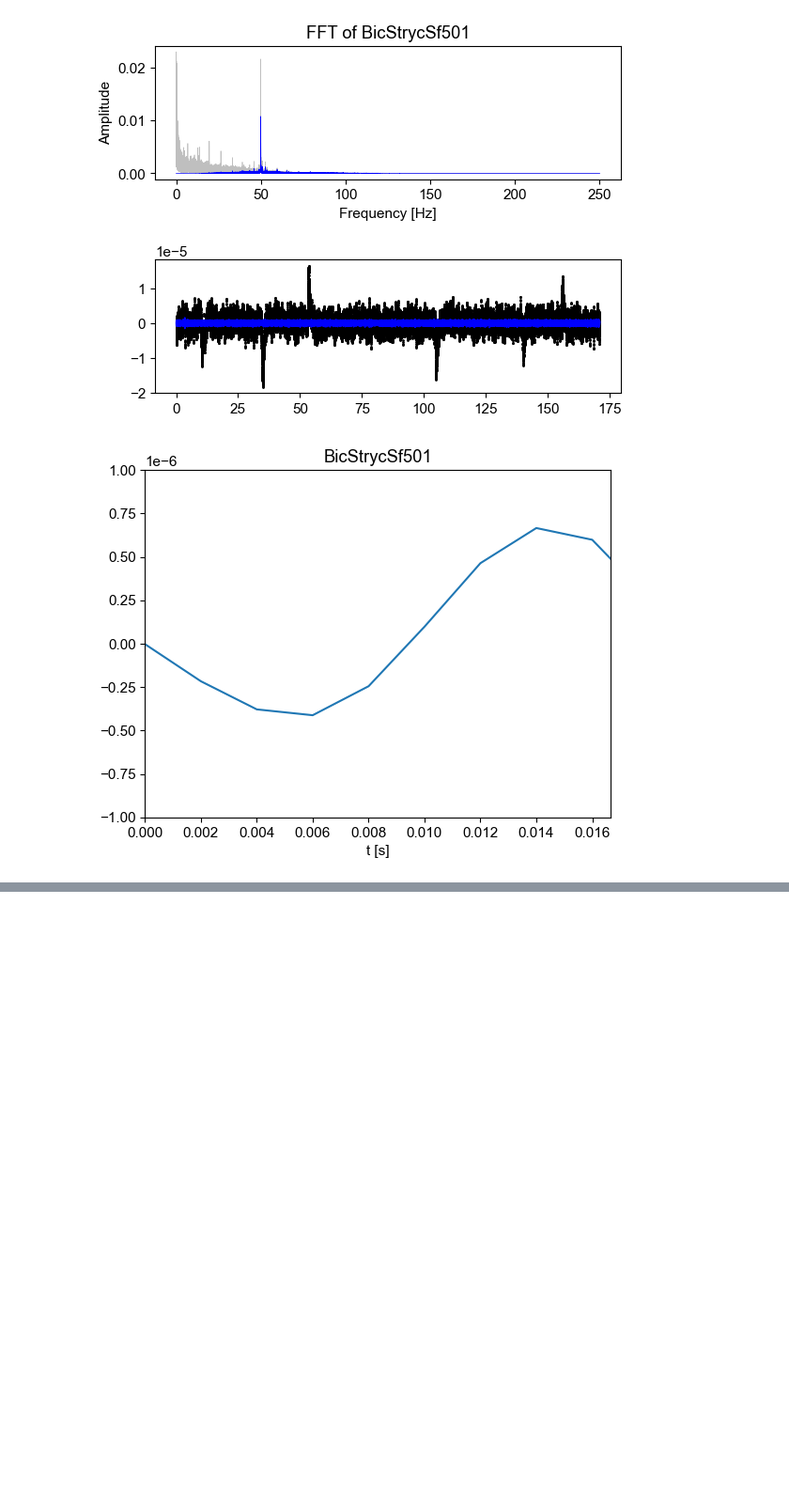
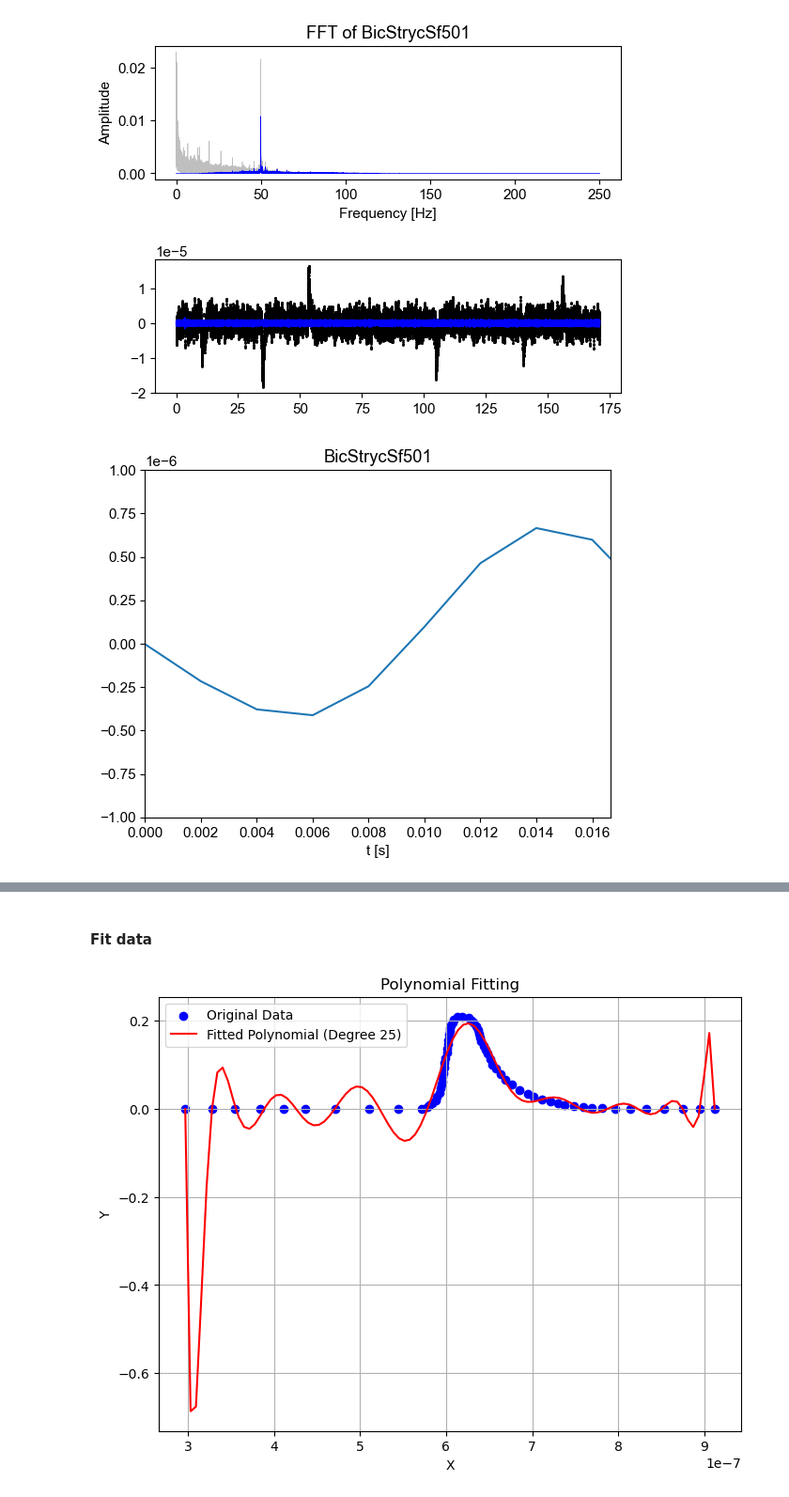
Before and after one commit to Guilldeas/General_Purpose_Analysis, a Jupyter notebook: Analysis_functions.ipynb, the cells around one changed output, grey strips where cells are left out. Shown: that part at 94% size. Cells and saved outputs as stored; diff of their text form; code cells hidden in the pictures; blank space fills up the shorter version.

Commit message:
WIP on a figure for CRISPR project regarding photodiodes

```diff
--- a/Analysis_functions.ipynb
+++ b/Analysis_functions.ipynb
@@ -6,6 +6,7 @@ import math
 import matplotlib.pyplot as plt
 import csv
 import os
+from numpy.polynomial import Polynomial
 from scipy.signal import butter, filtfilt
 
 ############################################ Functions ############################################
@@ -32,7 +33,7 @@ def csv2array(file_name, folder_name, column_x_index, column_y_index, starting_r
         └── file3.csv
 
 
-    @Warning: If you copy the string from the browser and dont want to change backslash for '/' read it as raw by writing an 'r' before the string path like so: 'csv2array(r"C:...'
+    @Warning: If you copy the string from Windows file browser and dont want to change backslash for '/' read it as raw by writing an 'r' before the string path like so: 'csv2array(r"C:...'
 
 
 
@@ -209,0 +230,6 @@ plt.show()
+# %%
+Blue = csv2array(file_name='Spectral_Response.csv', folder_name="Data", column_x_index=0, column_y_index=1, starting_row=3, Delimiter=';')
+Green = csv2array(file_name='Spectral_Response.csv', folder_name="Data", column_x_index=3, column_y_index=4, starting_row=3, Delimiter=';')
+Red = csv2array(file_name='Spectral_Response.csv', folder_name="Data", column_x_index=6, column_y_index=7, starting_row=3, Delimiter=';')
+
+print(Red[1])
@@ -209,0 +255,42 @@ plt.show()
+# %% [markdown]
+#### Fit data
+# %%
+degree = 6
+
+x = Red[0]
+y = Red[1]
+
+# Degree of the polynomial
+degree = 25
+
+# Perform polynomial fitting using NumPy
+coefficients = np.polyfit(x, y, degree)
+
+# Create a Polynomial object from the coefficients
+fitted_polynomial = np.poly1d(coefficients)
+
+# Generate x values for the fitted curve
+x_fit = np.linspace(min(x), max(x), 100)
+
+# Calculate corresponding y values using the fitted polynomial
+y_fit = fitted_polynomial(x_fit)
+
+# Create a plot
+plt.figure(figsize=(8, 6))
+
+# Plot the original data
+plt.scatter(x, y, label="Original Data", color="blue")
+
+# Plot the fitted polynomial
+plt.plot(x_fit, y_fit, label=f"Fitted Polynomial (Degree {degree})", color="red")
+
+plt.xlabel("X")
+plt.ylabel("Y")
+plt.title("Polynomial Fitting")
+plt.legend()
+plt.grid(True)
+
+# Display the plot
+plt.show()
+# %% [output]
+[figure, added]
```
Also changed, not shown: parts of 6 cells of this notebook, 2 other files.
